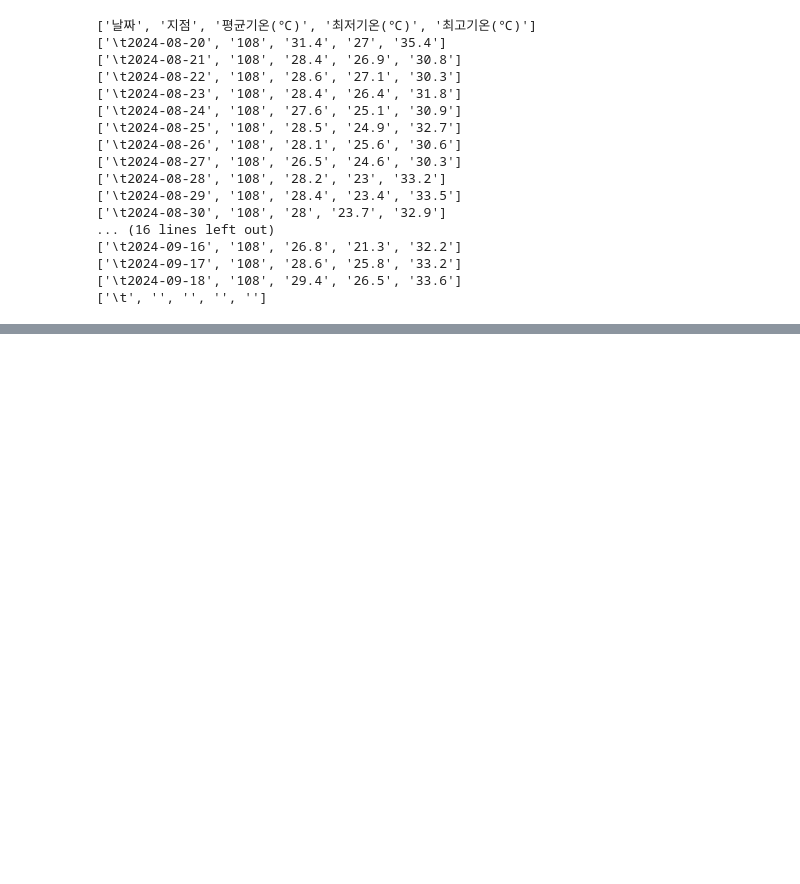
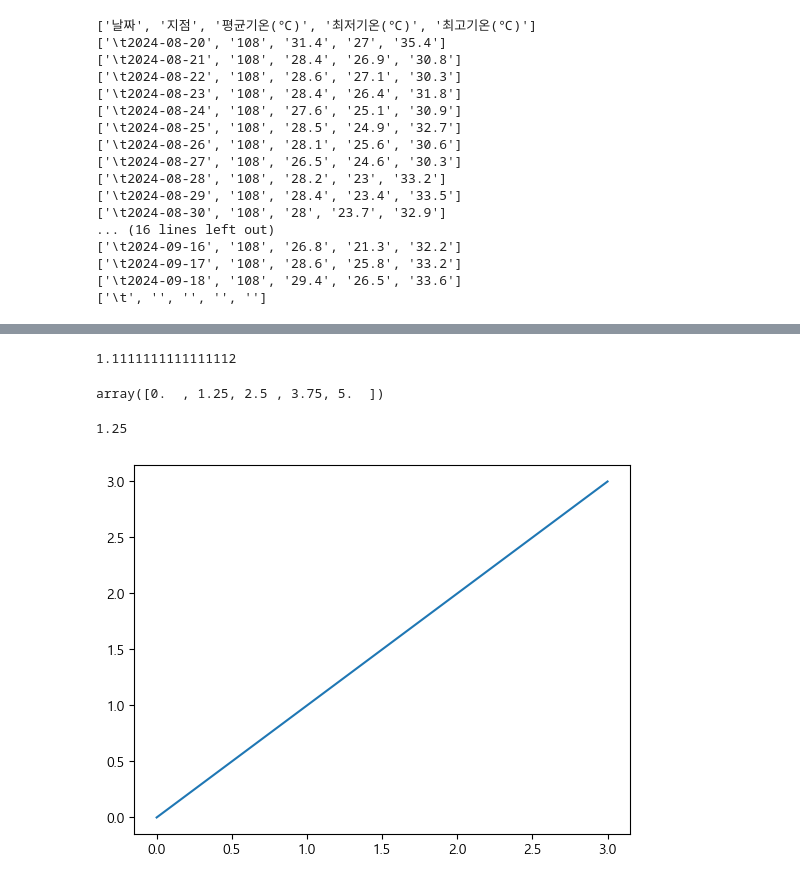
Before and after one commit to EunSeong-Jo/DMU, a Jupyter notebook: 1-freshman/2st-semester/데이터분석입문/232678_조은성_3주차.ipynb, the cells around one changed output, grey strips where cells are left out. Drawn from its saved outputs; the diff is of its cells as text; code cells hidden in the pictures; blank space fills up the shorter version.

```diff
--- a/1-freshman/2st-semester/데이터분석입문/232678_조은성_3주차.ipynb
+++ b/1-freshman/2st-semester/데이터분석입문/232678_조은성_3주차.ipynb
@@ -113,0 +333,14 @@ f.close()
+# %%
+# (stop - start) / (num - 1)
+(10 - 0) / (10 - 1)
+# %% [output]
+1.1111111111111112
+# %%
+np.linspace(0, 5, 5)
+# %% [output]
+array([0.  , 1.25, 2.5 , 3.75, 5.  ])
+# %%
+# (stop - start) / (num - 1)
+(5 - 0) / (5 - 1)
+# %% [output]
+1.25
@@ -113,0 +349,10 @@ f.close()
+# %%
+import matplotlib.pyplot as plt
+
+plt.rc('font', family = 'Malgun Gothic')
+plt.rc('axes', unicode_minus = False)
+# %%
+plt.plot([0, 1, 2, 3])
+plt.show()
+# %% [output]
+[figure, added]
```
Also changed, not shown: parts of 29 cells of this notebook.
